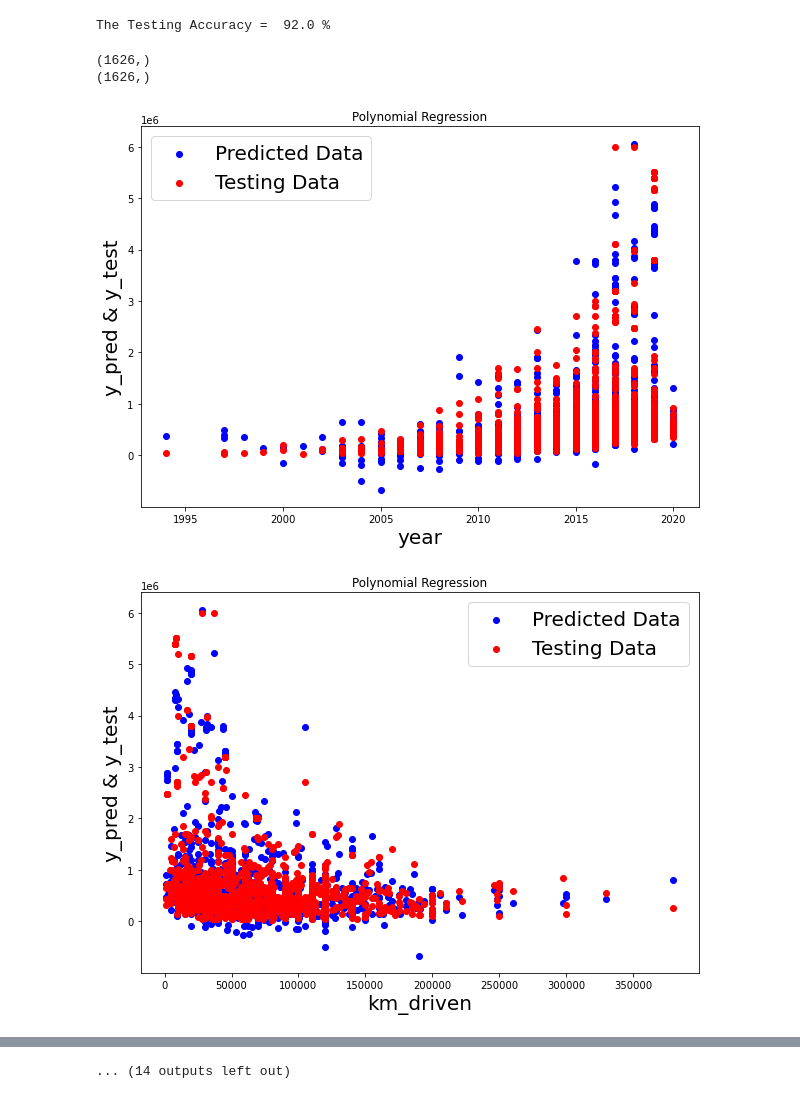
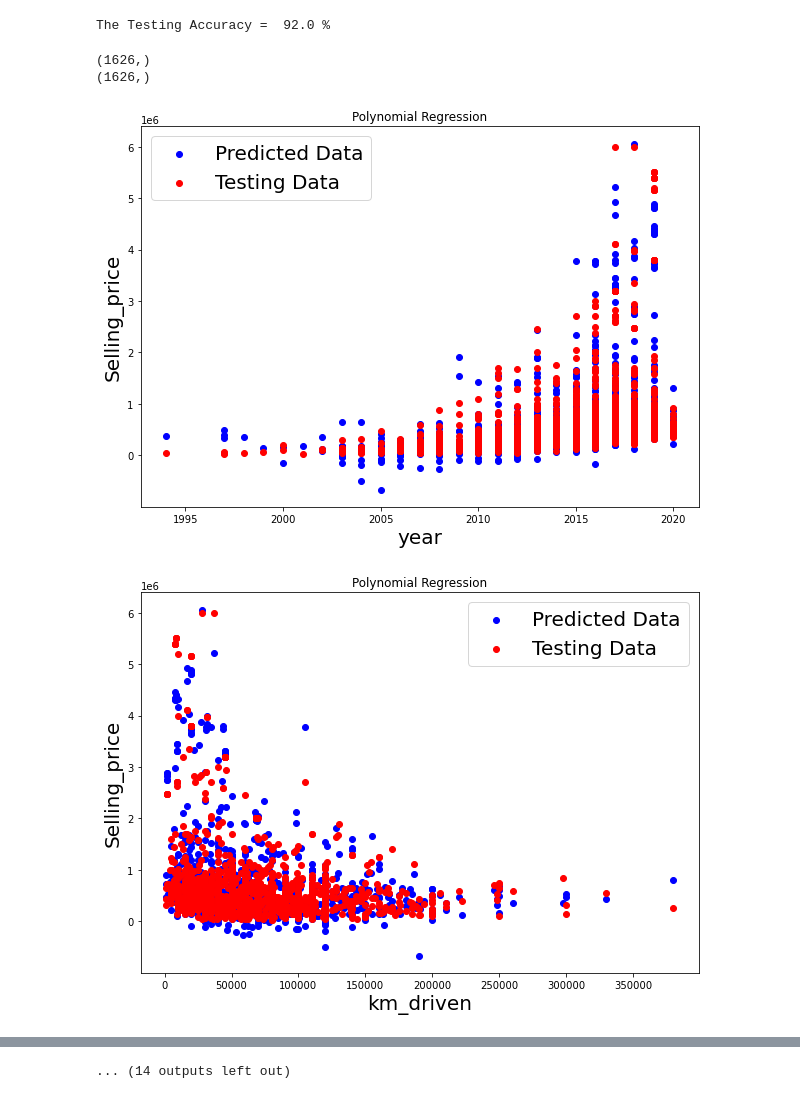
Before and after one commit to ShoroukELSayed/Machine-Learning, a Jupyter notebook: Project/Cars.ipynb, the cells around one changed output, grey strips where cells are left out. Drawn from its saved outputs; the diff is of its cells as text; code cells hidden in the pictures.

```diff
--- a/Project/Cars.ipynb
+++ b/Project/Cars.ipynb
@@ -164,32 +164,32 @@ The Testing Accuracy =  92.0 %
 # %%
 print(x_test[:,0].shape)
 print(y_pred.shape)
 name = np.array(list((pd.get_dummies(data=df)).columns))
 start_value = 19
 j = 0
 for i in range(start_value,25):
       plt.figure(figsize=(10,7))
       plt.scatter(x_test[:,i], y_poly_pred, color='blue', label='Predicted Data')
       plt.scatter(x_test[:,i], y_test, color='red', label='Testing Data' )
       plt.legend (fontsize=20)
       plt.title('Polynomial Regression')
       plt.xlabel(name[j] , fontsize=20)
-      plt.ylabel('y_pred & y_test' , fontsize=20)
+      plt.ylabel('Selling_price' , fontsize=20)
       plt.show()
       j +=1
 j +=1
 for i in range(19):
       plt.figure(figsize=(10,7))
       plt.scatter(x_test[:,i], y_poly_pred, color='blue', label='Predicted Data')
       plt.scatter(x_test[:,i], y_test, color='red', label='Testing Data' )
       plt.legend (fontsize=20)
       plt.title('Polynomial Regression')
       plt.xlabel(name[j] , fontsize=20)
-      plt.ylabel('y_pred & y_test' , fontsize=20)
+      plt.ylabel('Selling_price' , fontsize=20)
       plt.show()
       j +=1
 # %% [output]
 (1626,)
 (1626,)
-[figure, old version]
+[figure, new version]
-[figure, old version]
+[figure, new version]
```
Also changed, not shown: parts of 1 cell of this notebook.
